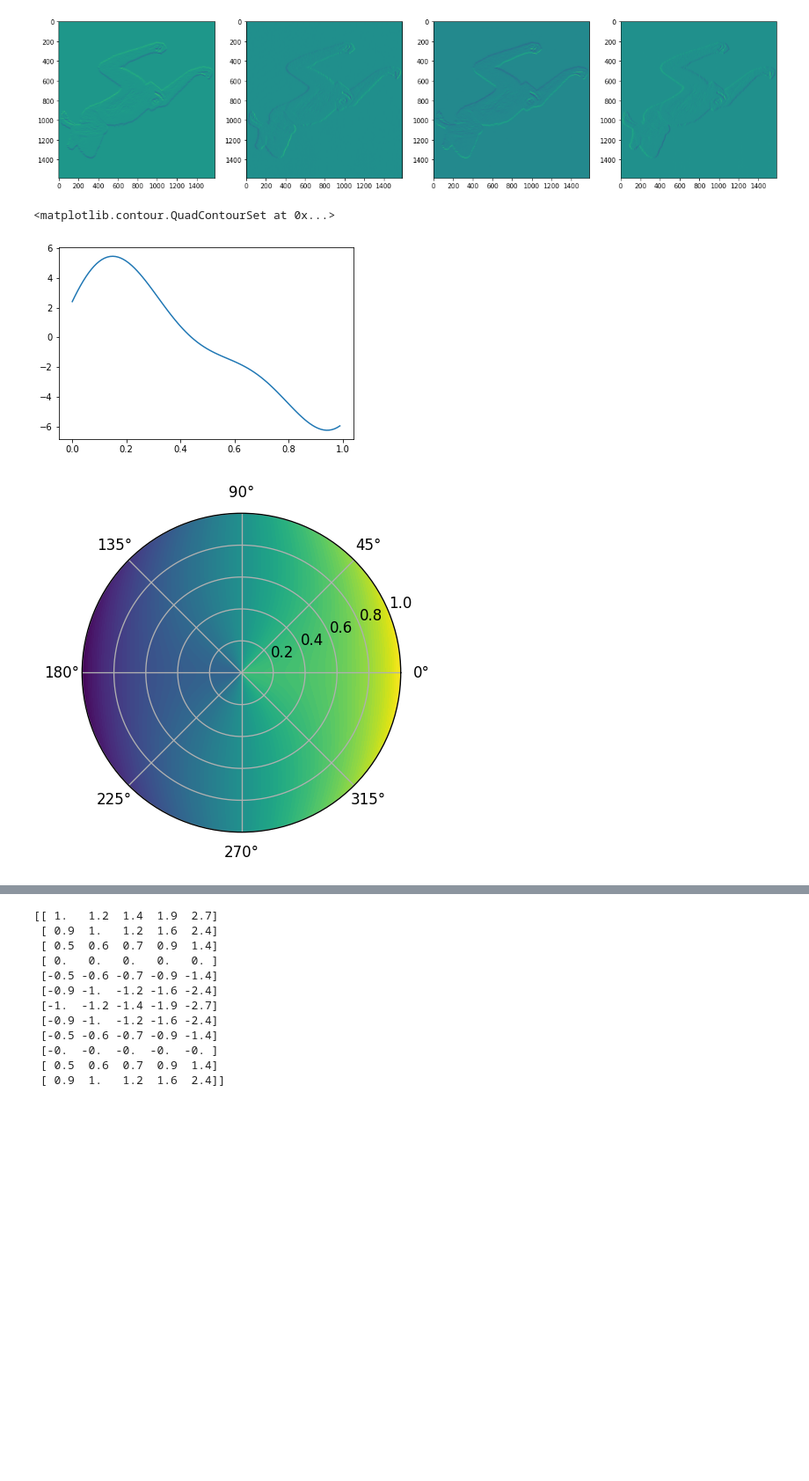
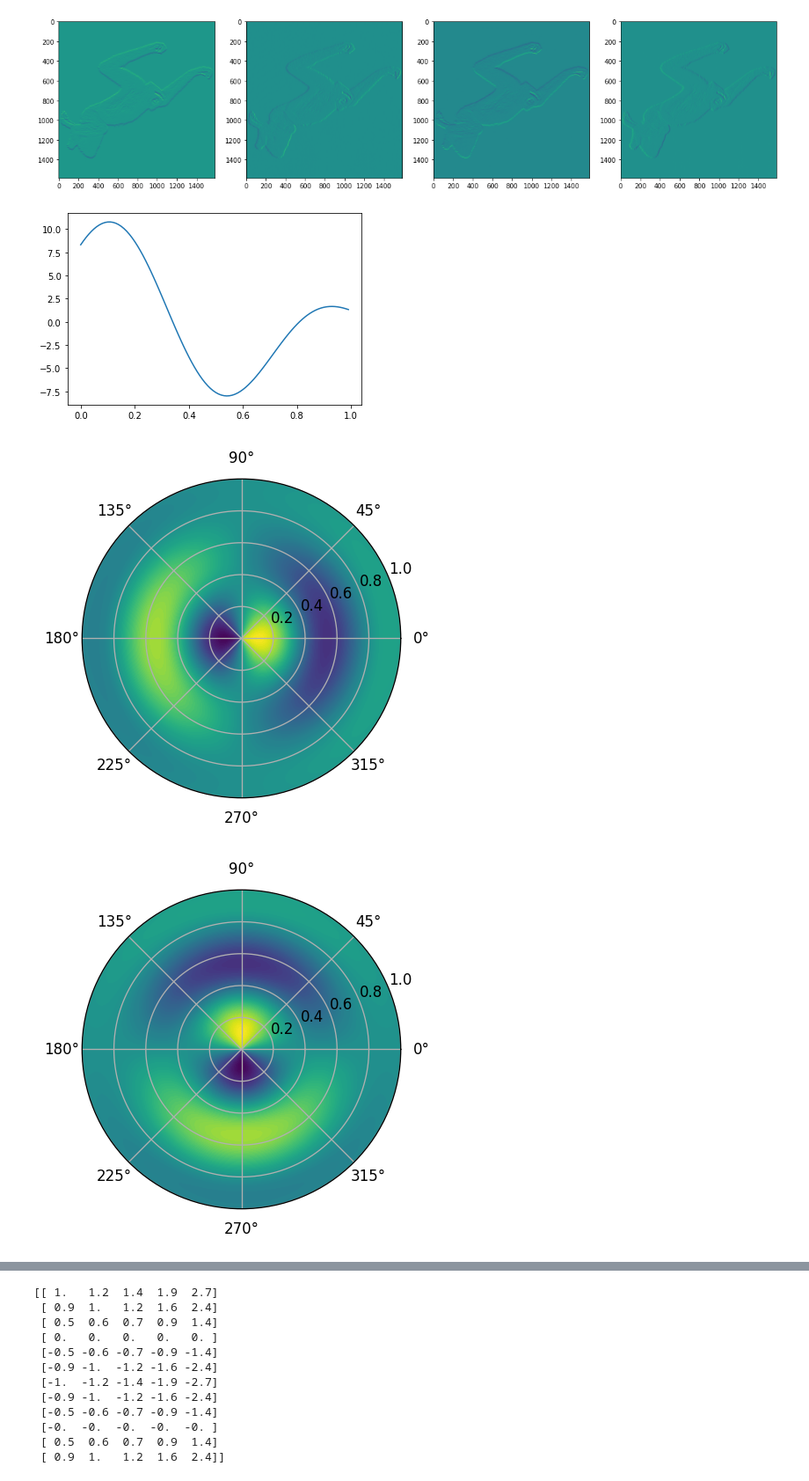
Before and after one commit to UMT-CSCI-591-Deep-Learning-2022/HNET_exercises, a Jupyter notebook: HNET.ipynb, the cells around one changed output, grey strips where cells are left out. Shown at 88% size. Saved outputs shown, nothing was run; the diff lists cells and outputs as text; code cells hidden in the pictures; blank space fills up the shorter version.

```diff
--- a/HNET.ipynb
+++ b/HNET.ipynb
@@ -67,40 +66,39 @@ plt.show()
 # %%
 coefficient_list = [[random.uniform(-5,5), random.uniform(-5,5)] for x in range(3)]
 X = np.arange(0,1,0.01)
 y = [0 for x in X]
 
 for i,val in enumerate(X):
   for j,coeff in enumerate(coefficient_list):
     y[i] += coeff[0] * np.sin((j+1) * np.pi * val)
     y[i] += coeff[1] * np.cos((j+1) * np.pi * val)
 
-
 plt.plot(X,y)
-# plt.show()
-
-def T(theta):
-  return np.sin(theta + np.pi/2)
 
 def R(r):
-  # total = 0
+  total = 0
 
-  # for i,coeff in enumerate(coefficient_list):
-  #   total += coeff[0] * np.sin((i+1) * np.pi * r)
-  #   total += coeff[1] * np.cos((i+1) * np.pi * r)
+  for i,coeff in enumerate(coefficient_list):
+    total += coeff[0] * np.sin((i+1) * np.pi * r)
+    total += coeff[1] * np.cos((i+1) * np.pi * r)
 
-  # return total
+  return total
   return np.e**(r**2)
 
-rlist=np.arange(0,1.01,0.01)
-thetalist = np.arange(0, 2*np.pi, np.pi/400)
-rmesh, thetamesh = np.meshgrid(rlist, thetalist)
+def visualize_polar_filter(radial_profile, order):
+  rlist=np.arange(0,1.01,0.01)
+  thetalist = np.arange(0, 2*np.pi, np.pi/400)
+  rmesh, thetamesh = np.meshgrid(rlist, thetalist)
 
+  for f in [np.cos, np.sin]:
+    full_function = f(order*thetamesh)*radial_profile(rmesh)
 
-full_function = T(thetamesh)*R(rmesh)
+    fig,ax = plt.subplots(dpi=120,subplot_kw=dict(projection='polar'))
+    ax.contourf(thetamesh,rmesh,full_function,100)
+    plt.show()
 
-fig,ax = plt.subplots(dpi=120,subplot_kw=dict(projection='polar'))
-ax.contourf(thetamesh,rmesh,full_function,100)
+visualize_polar_filter(R, 1)
 # %% [output]
-<matplotlib.contour.QuadContourSet at 0x...>
-[figure, old version]
+[figure, new version]
-[figure, old version]
+[figure, new version]
+[figure, added]
```
Also changed, not shown: parts of 17 cells of this notebook.
